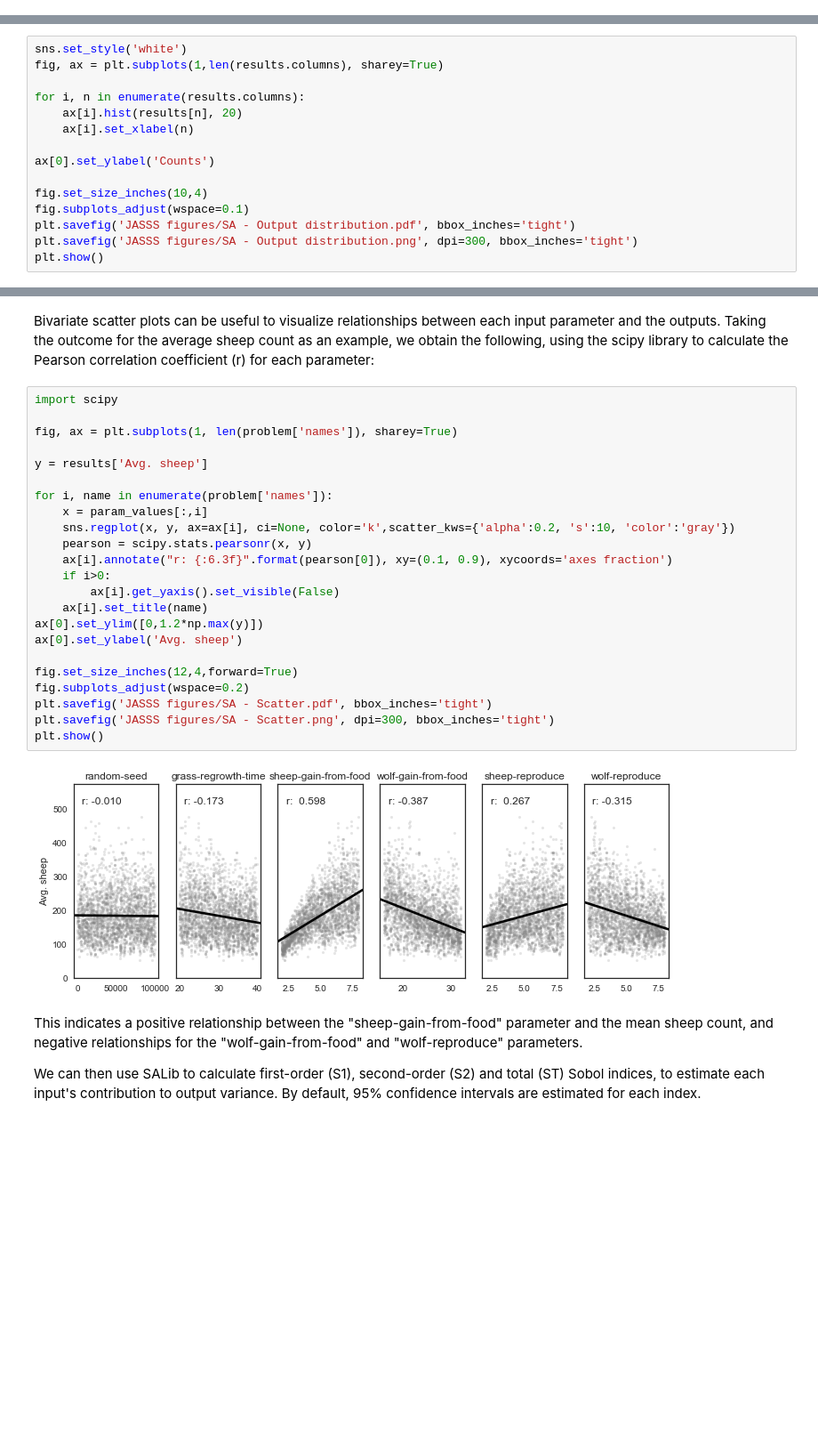
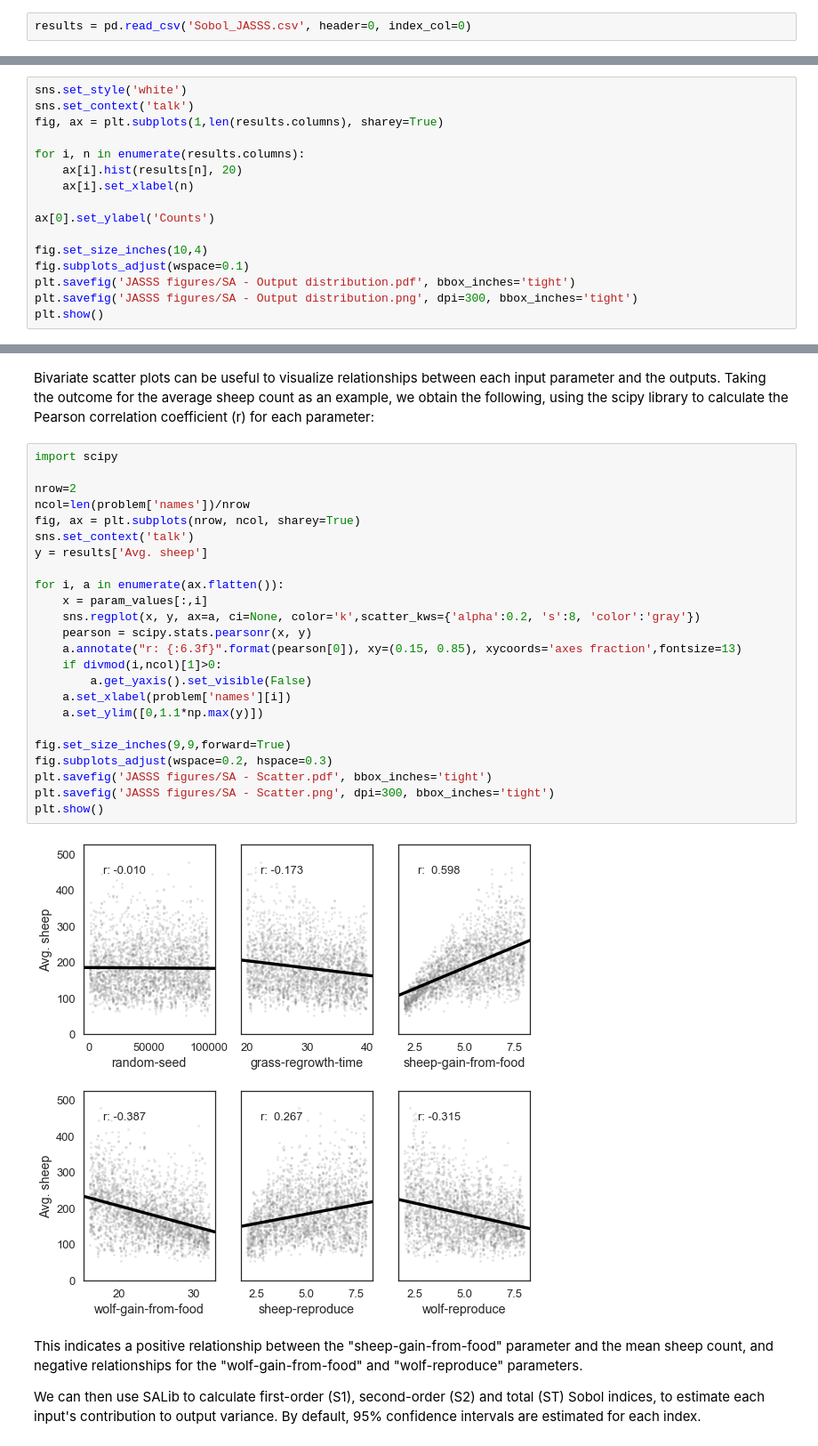
Before and after one commit to quaquel/pynetlogo_jasss, a Jupyter notebook: Example/pyNetLogo demo - SALib.ipynb, the cells around one changed output, grey strips where cells are left out. Shown at 89% size. Drawn from its saved outputs; the diff is of its cells as text; blank space fills up the shorter version.

Commit message:
Updated figures and notebooks

```diff
--- a/Example/pyNetLogo demo - SALib.ipynb
+++ b/Example/pyNetLogo demo - SALib.ipynb
@@ -79,3 +79,5 @@ for run in range(param_values.shape[0]):
 The "to_csv" dataframe method provides a simple way of saving the results to disk.
 # %%
 results.to_csv('Sobol_JASSS.csv')
+# %%
+results = pd.read_csv('Sobol_JASSS.csv', header=0, index_col=0)
@@ -83,6 +94,7 @@ results.to_csv('Sobol_JASSS.csv')
 We can then proceed with the analysis, first using a histogram to visualize output distributions for each outcome:
 # %%
 sns.set_style('white')
+sns.set_context('talk')
 fig, ax = plt.subplots(1,len(results.columns), sharey=True)
 
 for i, n in enumerate(results.columns):
@@ -103,28 +115,29 @@ Bivariate scatter plots can be useful to visualize relationships between each in
 # %%
 import scipy
 
-fig, ax = plt.subplots(1, len(problem['names']), sharey=True)
-
+nrow=2
+ncol=len(problem['names'])/nrow
+fig, ax = plt.subplots(nrow, ncol, sharey=True)
+sns.set_context('talk')
 y = results['Avg. sheep']
 
-for i, name in enumerate(problem['names']):
+for i, a in enumerate(ax.flatten()):
     x = param_values[:,i]
-    sns.regplot(x, y, ax=ax[i], ci=None, color='k',scatter_kws={'alpha':0.2, 's':10, 'color':'gray'})
+    sns.regplot(x, y, ax=a, ci=None, color='k',scatter_kws={'alpha':0.2, 's':8, 'color':'gray'})
     pearson = scipy.stats.pearsonr(x, y)
-    ax[i].annotate("r: {:6.3f}".format(pearson[0]), xy=(0.1, 0.9), xycoords='axes fraction')
-    if i>0:
-        ax[i].get_yaxis().set_visible(False)
-    ax[i].set_title(name)
-ax[0].set_ylim([0,1.2*np.max(y)])
-ax[0].set_ylabel('Avg. sheep')
+    a.annotate("r: {:6.3f}".format(pearson[0]), xy=(0.15, 0.85), xycoords='axes fraction',fontsize=13)
+    if divmod(i,ncol)[1]>0:
+        a.get_yaxis().set_visible(False)
+    a.set_xlabel(problem['names'][i])
+    a.set_ylim([0,1.1*np.max(y)])
 
-fig.set_size_inches(12,4,forward=True)
-fig.subplots_adjust(wspace=0.2)
+fig.set_size_inches(9,9,forward=True)
+fig.subplots_adjust(wspace=0.2, hspace=0.3)
 plt.savefig('JASSS figures/SA - Scatter.pdf', bbox_inches='tight')
 plt.savefig('JASSS figures/SA - Scatter.png', dpi=300, bbox_inches='tight')
 plt.show()
 # %% [output]
-[figure, old version]
+[figure, new version]
 # %% [markdown]
 This indicates a positive relationship between the "sheep-gain-from-food" parameter and the mean sheep count, and negative relationships for the "wolf-gain-from-food" and "wolf-reproduce" parameters.
 
```
Also changed, not shown: parts of 4 cells of this notebook, 13 other files.
